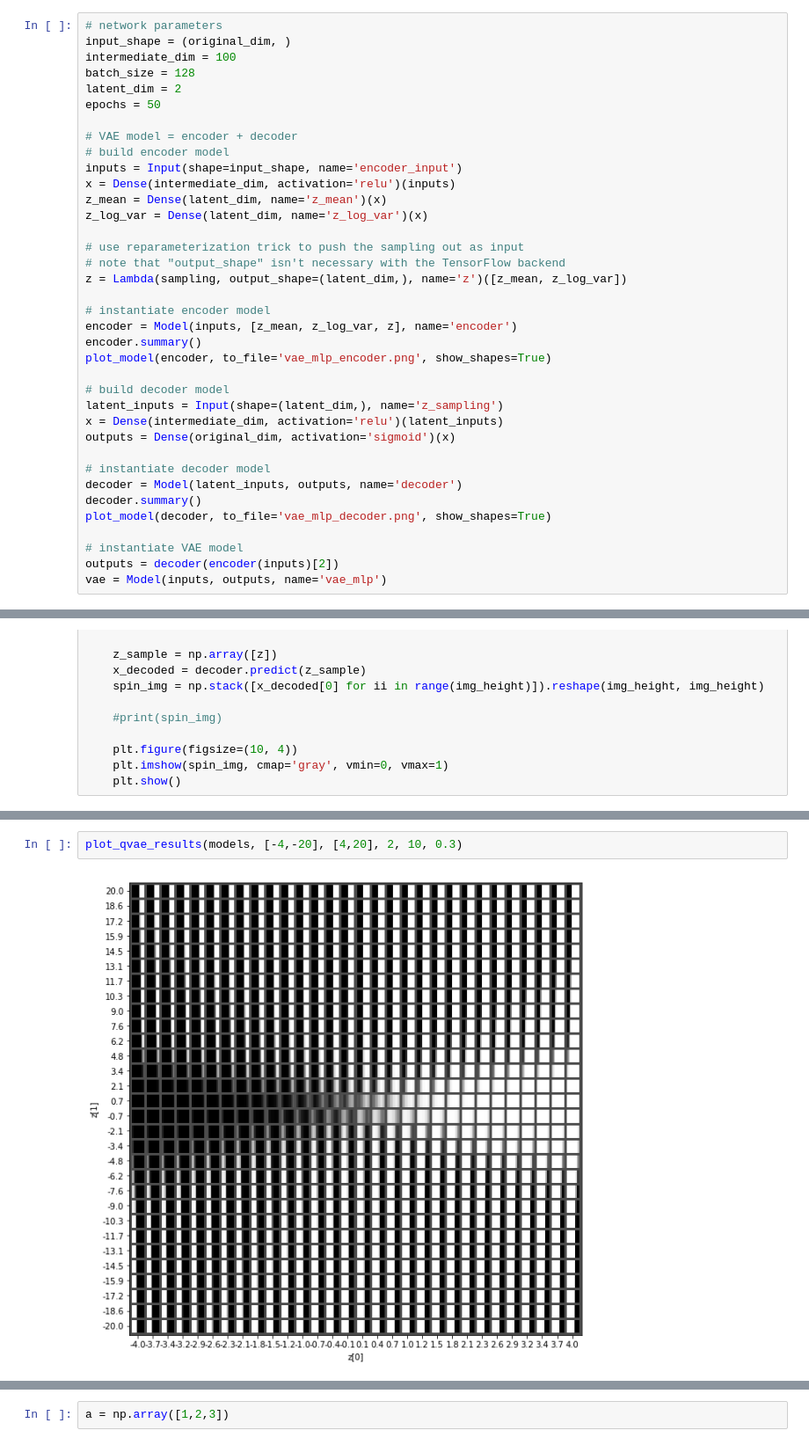
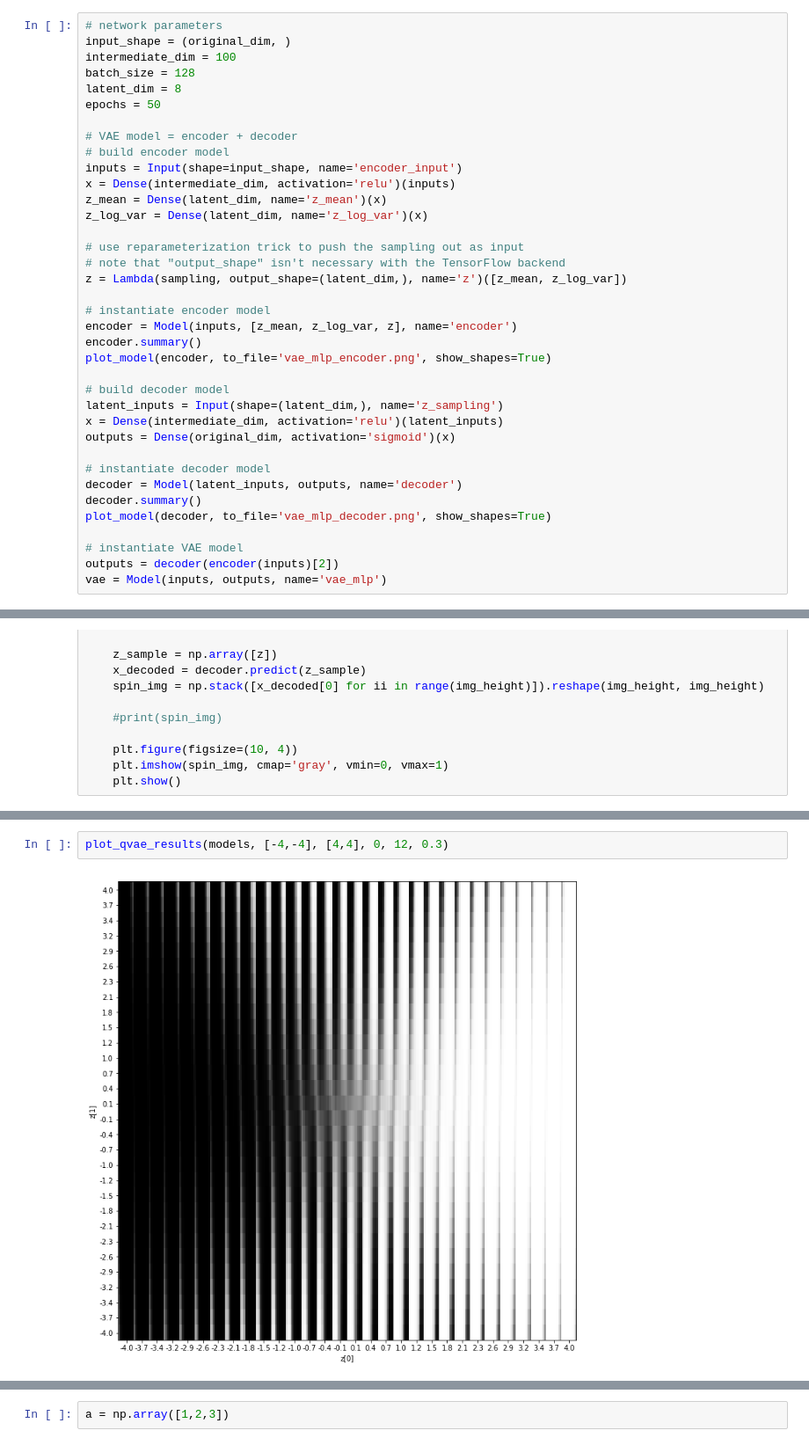
Before and after one commit to ktucker27/quantumML, a Jupyter notebook: python/quantum_vae.ipynb, the cells around one changed output, grey strips where cells are left out. Shown at 88% size. Saved outputs shown, nothing was run; the diff lists cells and outputs as text.

```diff
--- a/python/quantum_vae.ipynb
+++ b/python/quantum_vae.ipynb
@@ -17,7 +17,7 @@ original_dim = is_train.shape[1]
 input_shape = (original_dim, )
 intermediate_dim = 100
 batch_size = 128
-latent_dim = 2
+latent_dim = 8
 epochs = 50
 
 # VAE model = encoder + decoder
@@ -285,5 +297,5 @@ plot_qvae_results(models,
 # %%
-plot_qvae_results(models, [-4,-20], [4,20], 2, 10, 0.3)
+plot_qvae_results(models, [-4,-4], [4,4], 0, 12, 0.3)
 # %% [output]
-[figure, old version]
+[figure, new version]
 # %%
```
Also changed, not shown: parts of 14 cells of this notebook.
